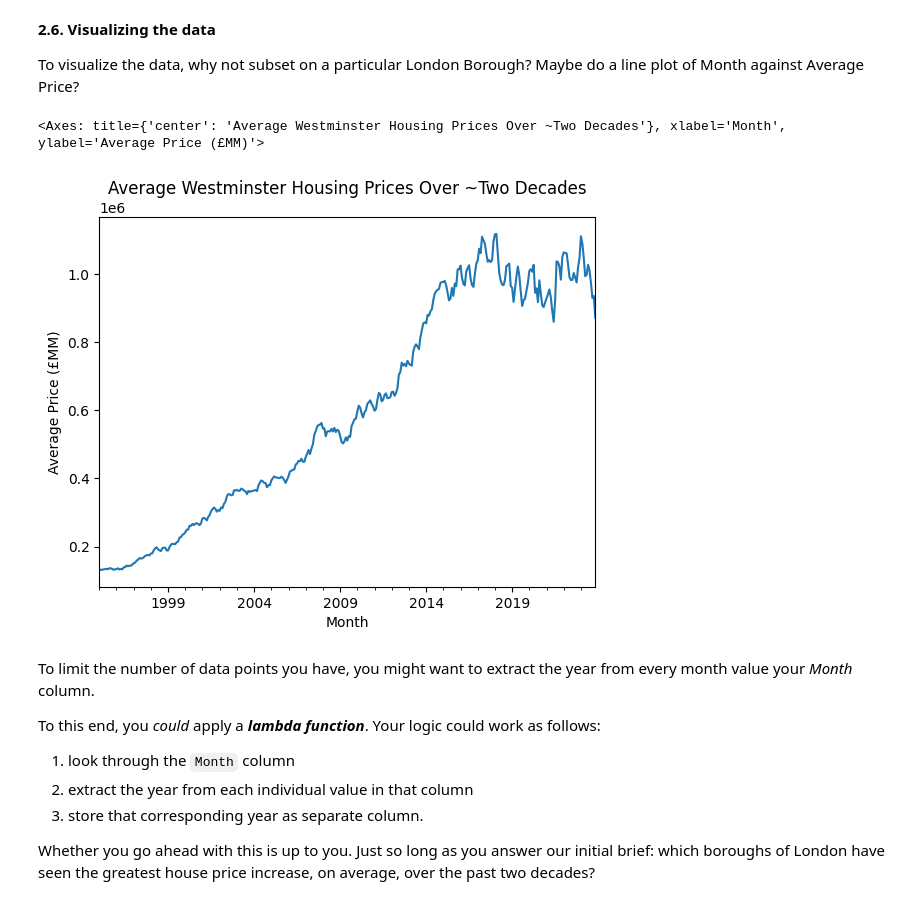
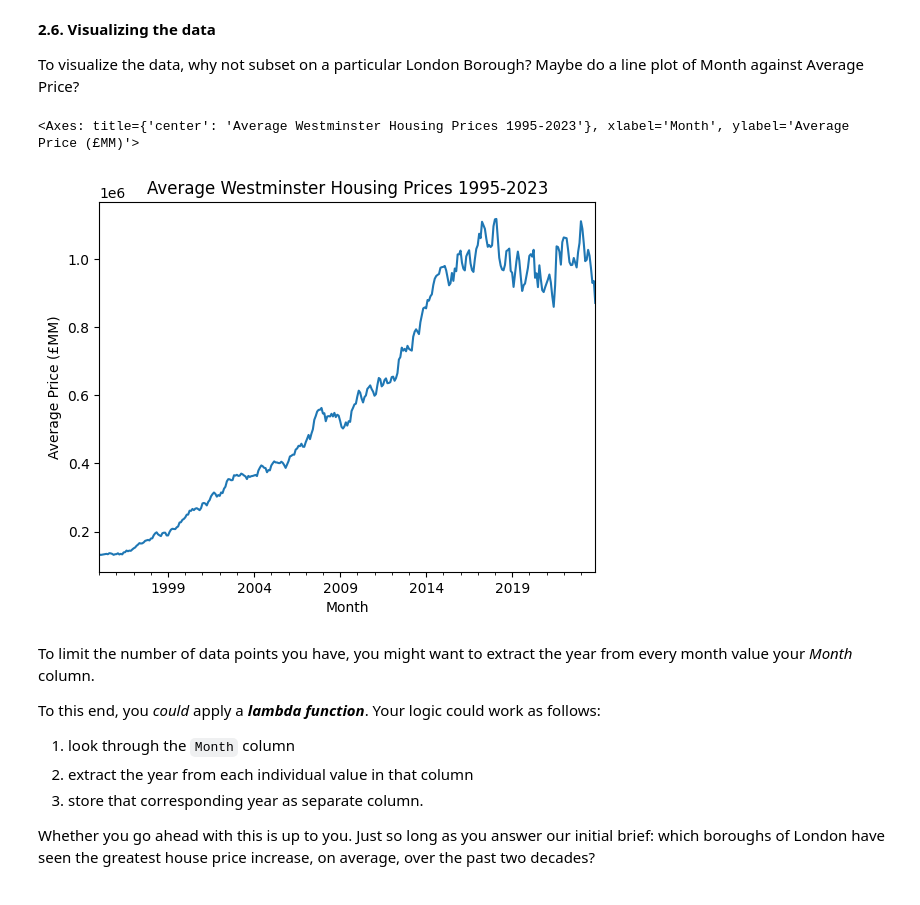
Before and after one commit to drogatti/Springboard, a Jupyter notebook: Unit4Challenge-Tier3-AlessandroGatti.ipynb, the cells around one changed output. Saved outputs shown, nothing was run; the diff lists cells and outputs as text; code cells hidden in the pictures.

Commit message:
london housing case study

```diff
--- a/Unit4Challenge-Tier3-AlessandroGatti.ipynb
+++ b/Unit4Challenge-Tier3-AlessandroGatti.ipynb
@@ -233,10 +233,10 @@ To visualize the data, why not subset on a particular London Borough? Maybe do a
 # %%
 westminster = properties.loc[properties['London_Borough'] == 'Westminster']
 westminster.plot(kind='line', x='Month', y='Average_Price', legend=False, ylabel='Average Price (£MM)',
-                title='Average Westminster Housing Prices Over ~Two Decades')
+                title='Average Westminster Housing Prices 1995-2023')
 # %% [output]
-<Axes: title={'center': 'Average Westminster Housing Prices Over ~Two Decades'}, xlabel='Month', ylabel='Average Price (£MM)'>
+<Axes: title={'center': 'Average Westminster Housing Prices 1995-2023'}, xlabel='Month', ylabel='Average Price (£MM)'>
-[figure, old version]
+[figure, new version]
 # %% [markdown]
 To limit the number of data points you have, you might want to extract the year from every month value your *Month* column.
 
```
